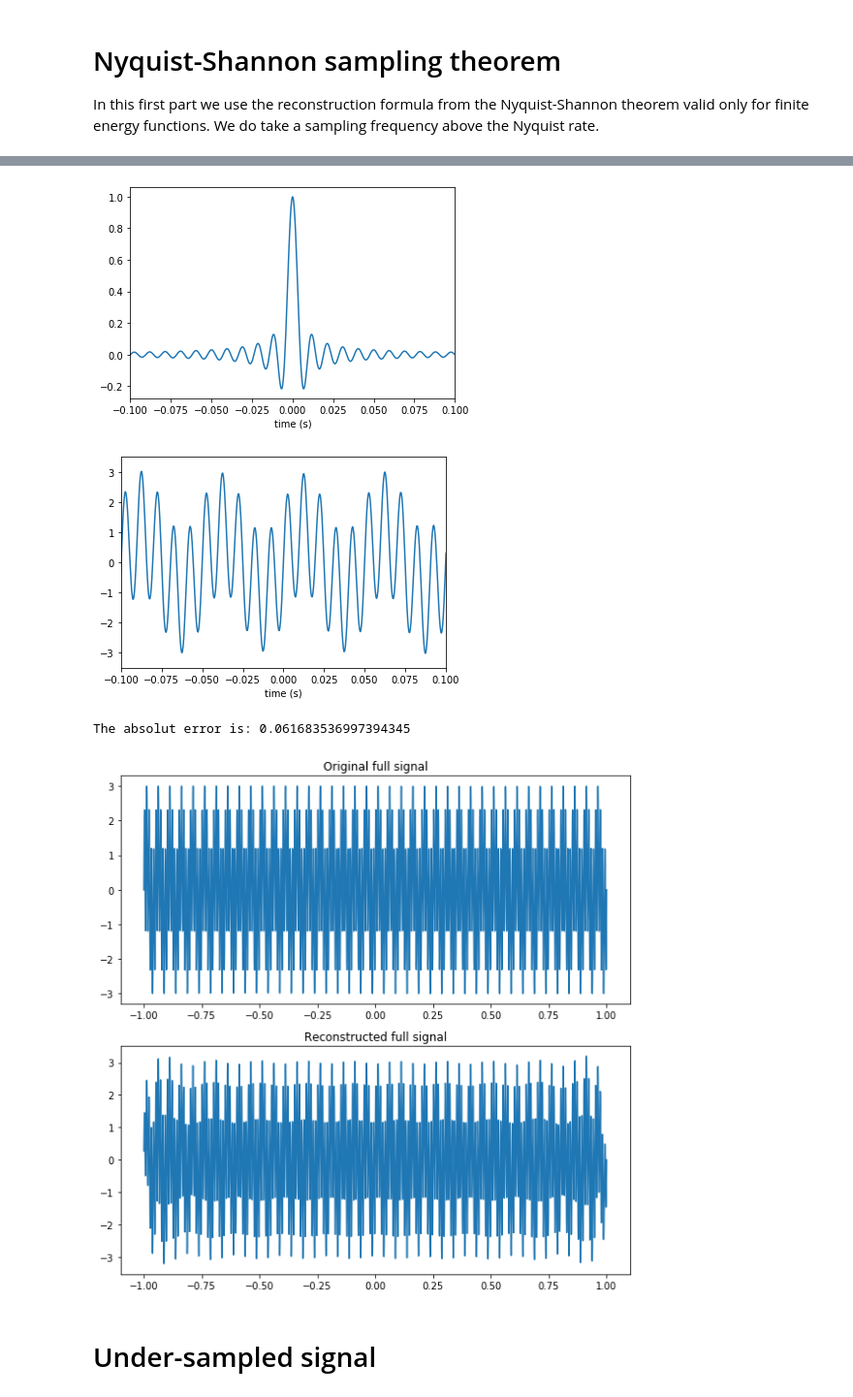
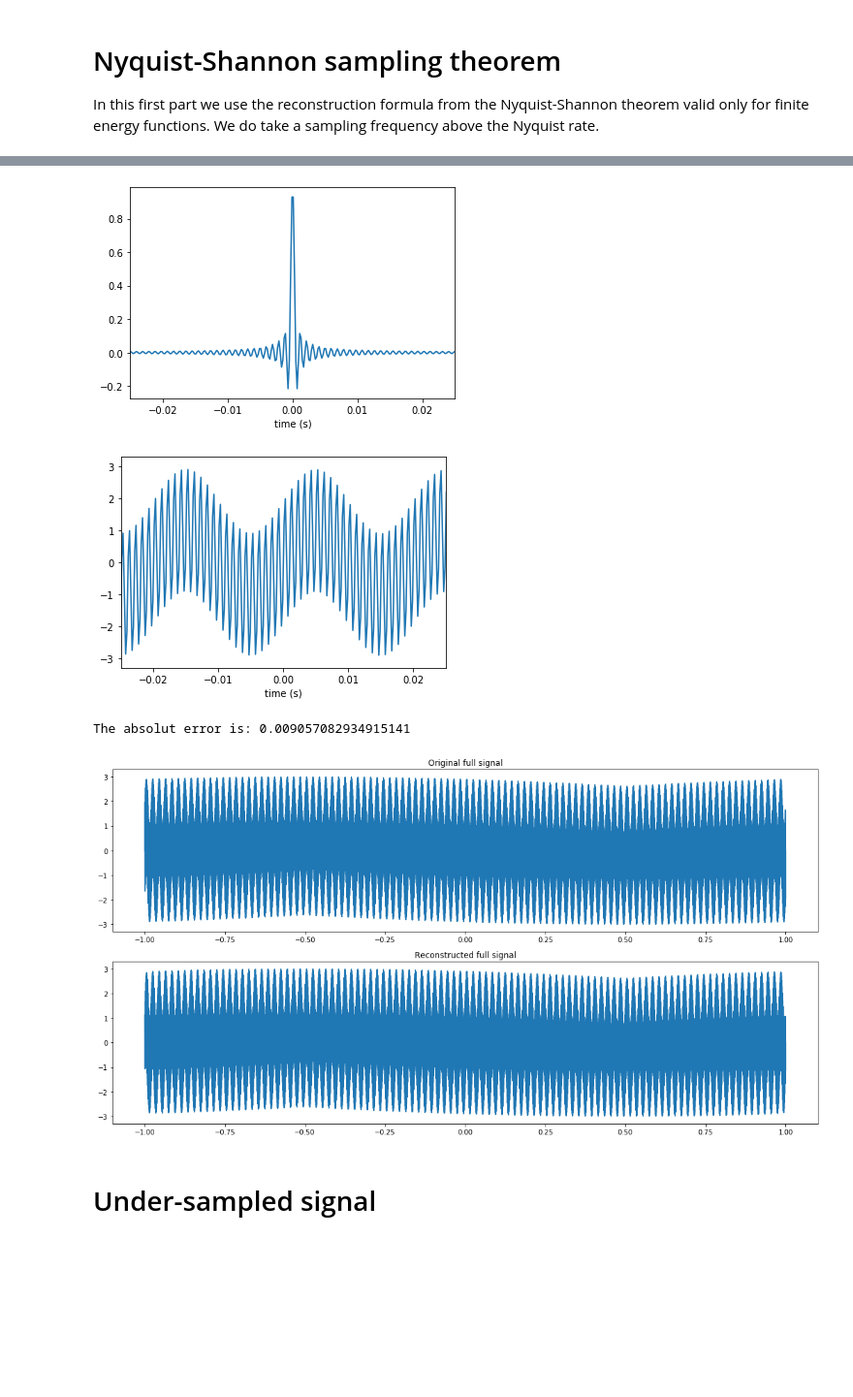
Before and after one commit to raquelgb98/TFG-mates, a Jupyter notebook: Nyquist-Shannon.ipynb, the cells around one changed output, grey strips where cells are left out. Shown at 97% size. Saved outputs shown, nothing was run; the diff lists cells and outputs as text; code cells hidden in the pictures; blank space fills up the shorter version.

```diff
--- a/Nyquist-Shannon.ipynb
+++ b/Nyquist-Shannon.ipynb
@@ -14,14 +14,14 @@ pi = np.pi
 In this first part we use the reconstruction formula from the Nyquist-Shannon theorem valid only for finite energy functions. We do take a sampling frequency above the Nyquist rate.
 # %%
 T = 1 # the full time interval is [-T,T]
-window = 0.1 # we will only plot the function for the times in [-window,window]
-low_freq = 20
-high_freq = 100
+window = 0.025 # we will only plot the function for the times in [-window,window]
+low_freq = 50
+high_freq = 1000
 fs = 2.1*high_freq # sampling frequency, we take it slightly above 2W to prevent errors
 
 def points(fs,n):
     return n/(fs)
-t = np.linspace(-T,T,50*high_freq) # time
+t = np.linspace(-T,T,10000) # time
 N = np.int(np.ceil(2*fs*T)) # number of sample points
 n = np.arange(np.ceil(-N/2),np.ceil(N/2),1)
 sample_points = points(fs,n)
@@ -53,7 +53,7 @@ plt.xlabel('time (s)')
 plt.savefig('impulse.png',bbox_inches='tight')
 #plt.legend()
 # %% [output]
-[figure, old version]
+[figure, new version]
 # %%
 # Reconstructed signal
 impulses = []
@@ -67,24 +67,24 @@ plt.savefig('NS1reconstructed.png',bbox_inches='tight')
 #plt.plot(t,original_function,color = 'red')
 #plt.scatter(sample_points,sampled_function, color ='red', marker = 'x')
 # %% [output]
-[figure, old version]
+[figure, new version]
 # %%
 # Signal over the full time interval [-1,1]
-fig, axs = plt.subplots(nrows = 2, ncols = 1,figsize = (8,8))
+fig, axs = plt.subplots(nrows = 2, ncols = 1,figsize = (15,8))
 axs[1].plot(t,reconstructed_function)
 #axs[1].set_xlabel('time (s)')
 axs[1].set_title('Reconstructed full signal')
 
 axs[0].plot(t,original_function)
 #axs[0].set_xlabel('time (s)')
 axs[0].set_title('Original full signal')
 fig.tight_layout()
 
 absolut_error = np.nansum(np.abs(reconstructed_function-original_function))/len(t)
 print('The absolut error is:', absolut_error)
 # %% [output]
-The absolut error is: 0.061683536997394345
+The absolut error is: 0.009057082934915141
-[figure, old version]
+[figure, new version]
 # %% [markdown]
 # Under-sampled signal
 # %%
```
Also changed, not shown: parts of 9 cells of this notebook, 4 other files.
